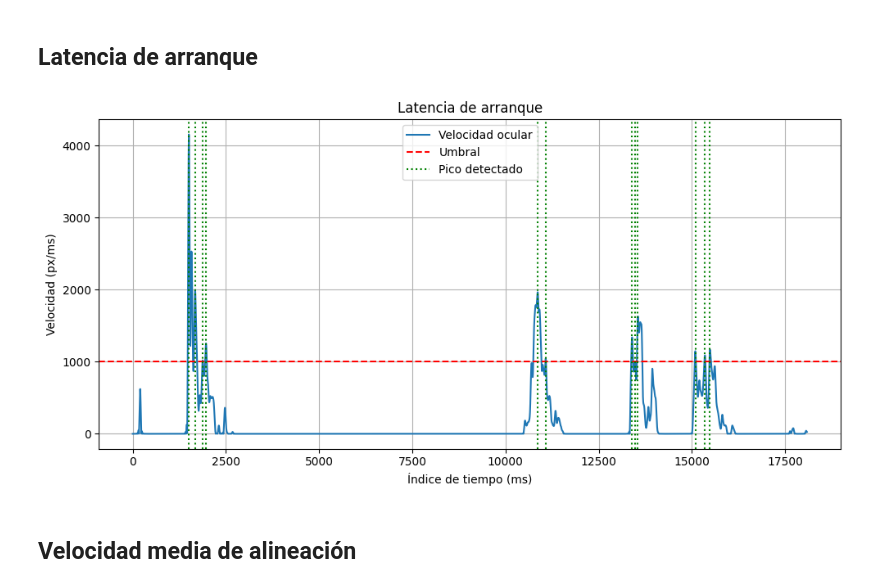
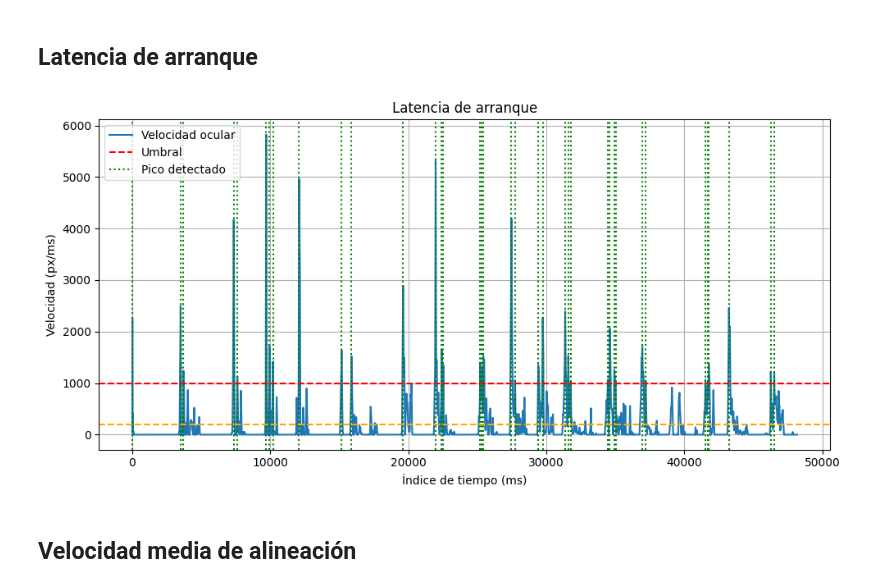
Before and after one commit to abarrio12/eogtouch, a Jupyter notebook: notebooks/01 - Start Latency.ipynb, the cells around one changed output. Cells and saved outputs as stored; diff of their text form; code cells hidden in the pictures.

```diff
--- a/notebooks/01 - Start Latency.ipynb
+++ b/notebooks/01 - Start Latency.ipynb
@@ -9,7 +9,7 @@ from routines import rellenar_muestras
 
 plt.rcParams["figure.figsize"] = (20,6)
 
-df = pd.read_parquet("/Users/Ana/20250507_132315.parquet")
+df = pd.read_parquet("/Users/Ana/eog-game-touch/eog-game-touch/ABP_20250813_092519.parquet")
 # %% [markdown]
 ## Rutinas
 # %%
@@ -107,34 +107,42 @@ eyes_y = rellenado["eyes_y"].values.astype(np.int32)
 dis = distance(eyes_x, eyes_y)[1:-1]
 vel = abs(differentiate(dis))
 # vel = medfilt(vel, 31)
 vel = abs(denoise_35(vel))
 peaks = list(find_peaks(vel, threshold=THRESHOLD))
 
 # --- Plot con etiquetas y leyenda
 plt.figure(figsize=(10, 5))
 plt.plot(vel[START:END], label="Velocidad ocular")
 plt.axhline(THRESHOLD, color="r", linestyle="--", label="Umbral")
 
 
 for peak in peaks:
     p = peak - START
     if 0 <= p <= (END - START):
         plt.axvline(p, color='g', linestyle=':', label="Pico detectado")
 
 # Evitar etiquetas duplicadas en la leyenda
 handles, labels = plt.gca().get_legend_handles_labels()
 by_label = dict(zip(labels, handles))
 plt.legend(by_label.values(), by_label.keys())
 
+# Plot de la velocidad media general
+media_vel_general = np.mean(vel)
+# Línea de velocidad media
+plt.axhline(media_vel_general, color="orange", linestyle="--", linewidth=1.5,
+            label=f"Media: {media_vel_general:.2f} px/ms")
+
+
+
 # Añadir título y etiquetas
 plt.title("Latencia de arranque")
 plt.xlabel("Índice de tiempo (ms)")
 plt.ylabel("Velocidad (px/ms)")
 plt.grid(True)
 plt.tight_layout()
 plt.show()
 # %% [output]
-[figure, old version]
+[figure, new version]
 # %% [markdown]
 ## Velocidad media de alineación
 # %% [markdown]
```
Also changed, not shown: parts of 3 cells of this notebook, 3 other files.
